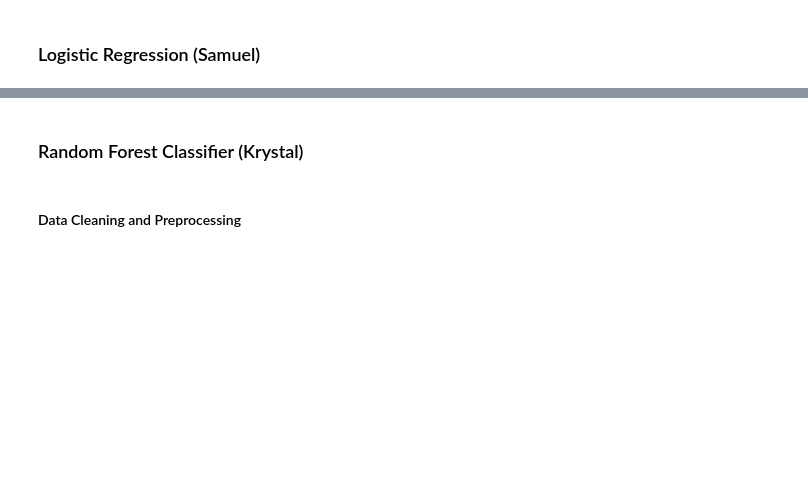
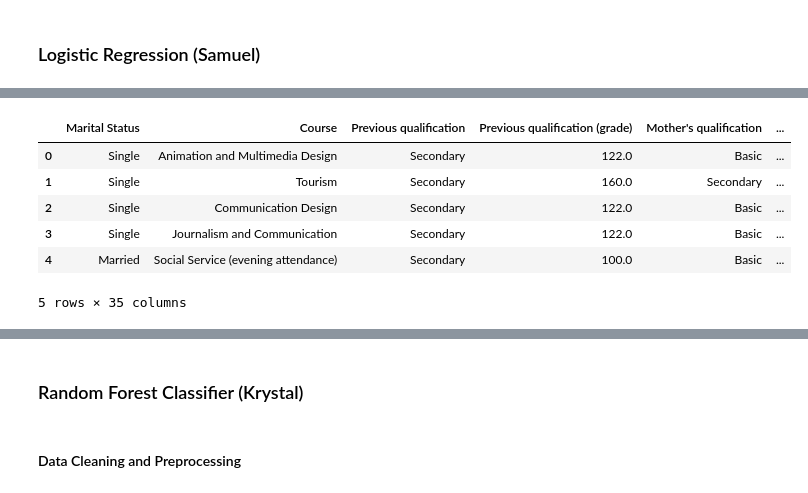
Before and after one commit to leena-kang/MATH189_Project, a Jupyter notebook: Final_SourceCode.ipynb, the cells around one changed output, grey strips where cells are left out. Drawn from its saved outputs; the diff is of its cells as text; code cells hidden in the pictures; blank space fills up the shorter version.

```diff
--- a/Final_SourceCode.ipynb
+++ b/Final_SourceCode.ipynb
@@ -1462,0 +1488,10 @@ from sklearn.model_selection import cross_val_score
+# %%
+df1.head()
+# %% [output]
+|  | Marital Status | Course | Previous qualification | Previous qualification (grade) | Mother's qualification | ... |
+| 0 | Single | Animation and Multimedia Design | Secondary | 122.0 | Basic | ... |
+| 1 | Single | Tourism | Secondary | 160.0 | Secondary | ... |
+| 2 | Single | Communication Design | Secondary | 122.0 | Basic | ... |
+| 3 | Single | Journalism and Communication | Secondary | 122.0 | Basic | ... |
+| 4 | Married | Social Service (evening attendance) | Secondary | 100.0 | Basic | ... |
+5 rows × 35 columns
```
Also changed, not shown: parts of 56 cells of this notebook.
